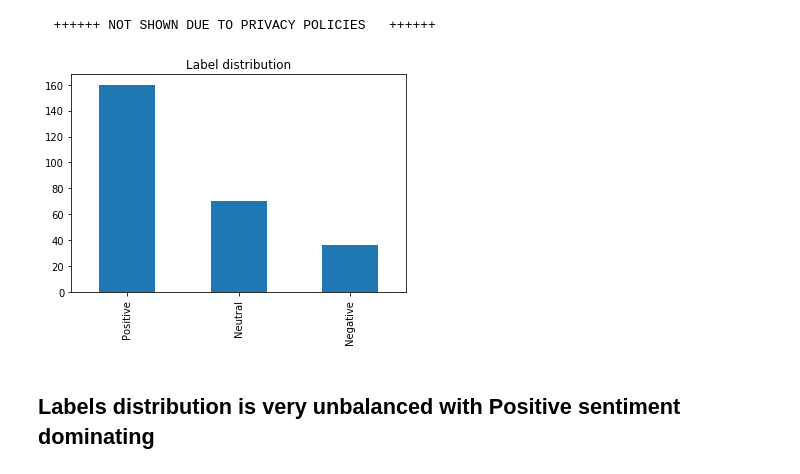
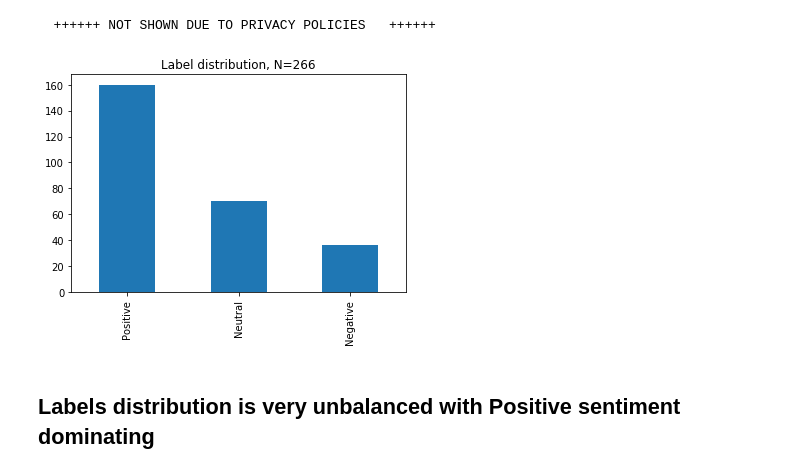
Before and after one commit to sharpheisenberg/EMA_health_feedback, a Jupyter notebook: Data_Exploration.ipynb, the cells around one changed output. Cells and saved outputs as stored; diff of their text form; code cells hidden in the pictures.

```diff
--- a/Data_Exploration.ipynb
+++ b/Data_Exploration.ipynb
@@ -32,10 +32,10 @@ print('  ++++++ NOT SHOWN DUE TO PRIVACY POLICIES   ++++++ ')
 # %%
 #assert that labels are one-hot encoded
 assert np.all((dat['Positive']+dat['Negative'] + dat['Neutral']) ==1)
 
-labels = dat[class_names].sum().plot(kind='bar', title='Label distribution')
+labels = dat[class_names].sum().plot(kind='bar', title='Label distribution, N={}'.format(len(dat)))
 # %% [output]
-[figure, old version]
+[figure, new version]
 # %% [markdown]
 ## Labels distribution is very unbalanced with Positive sentiment dominating
 # %%
```
Also changed, not shown: parts of 5 cells of this notebook, 2 other files.
